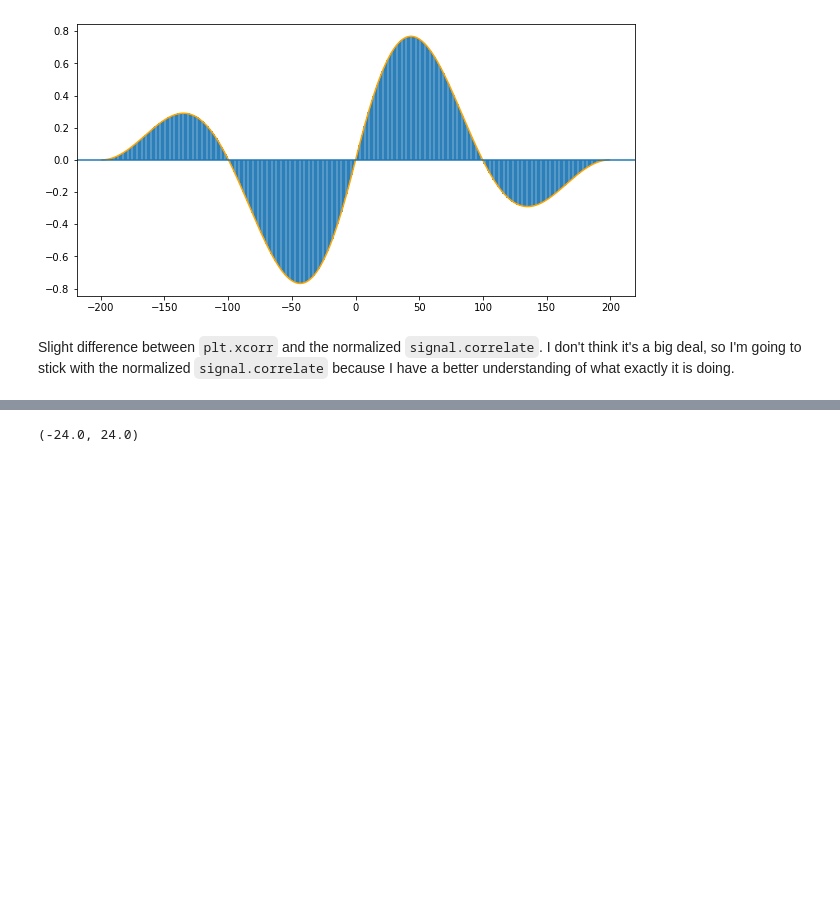
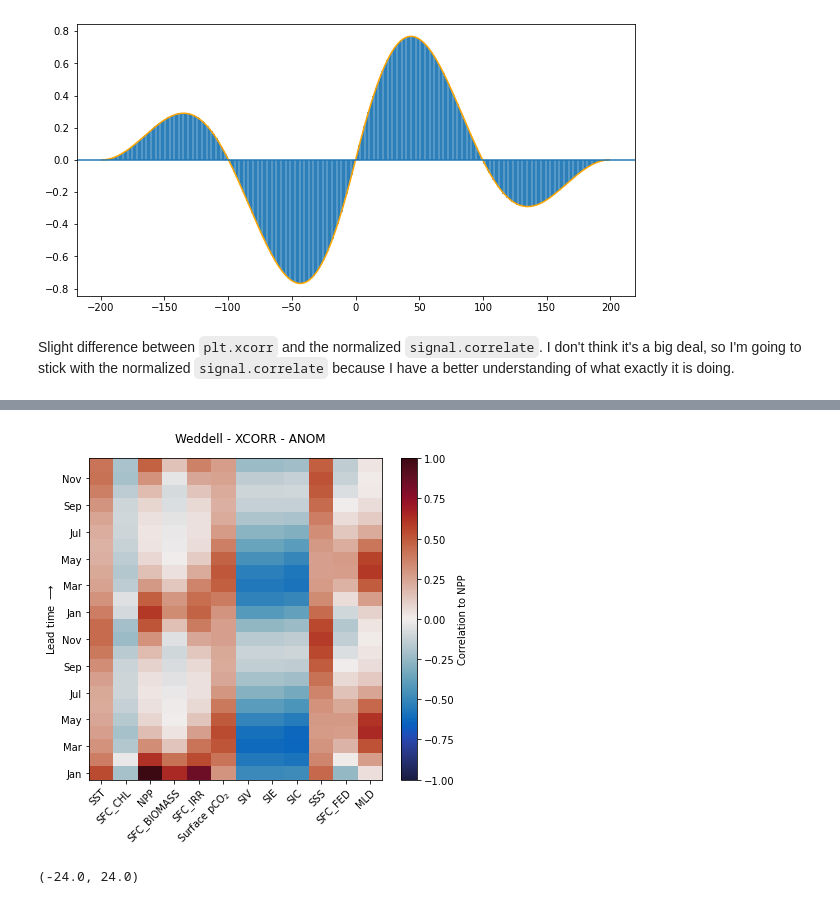
Before and after one commit to bbuchovecky/hmei, a Jupyter notebook: notebooks/correlation_analysis.ipynb, the cells around one changed output, grey strips where cells are left out. Cells and saved outputs as stored; diff of their text form; code cells hidden in the pictures; blank space fills up the shorter version.

```diff
--- a/notebooks/correlation_analysis.ipynb
+++ b/notebooks/correlation_analysis.ipynb
@@ -315,3 +318,8 @@ xcorr_heatmap('npp', variables, 'WestPacific', 'mean');
+# %%
+variables = ['sst', 'sfc_chl', 'npp', 'sfc_biomass', 'sfc_irr', 'pco2surf', 'siv', 'sie', 'cn_inv', 'sss', 'sfc_fed', 'mld']
+xcorr_heatmap('npp', variables, 'Weddell', 'anom', max_lag=24);
+# %% [output]
+[figure, added]
 # %%
 fig,ax = plt.subplots(figsize=(10,5))
 
```
Also changed, not shown: parts of 4 cells of this notebook, 1 other file.
